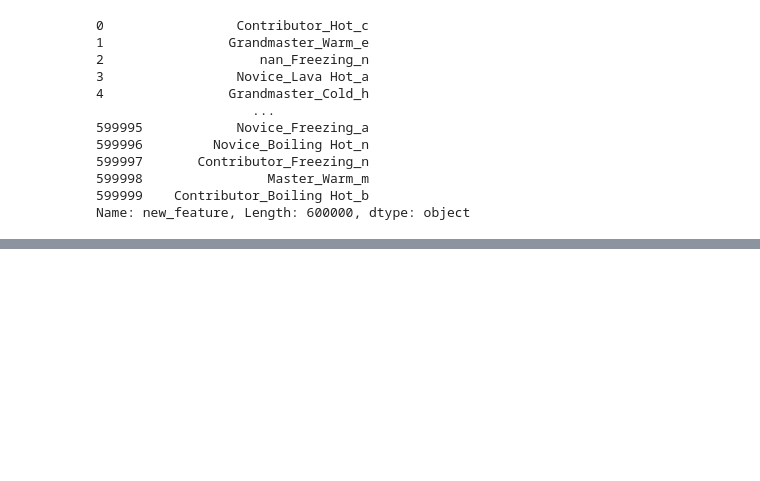
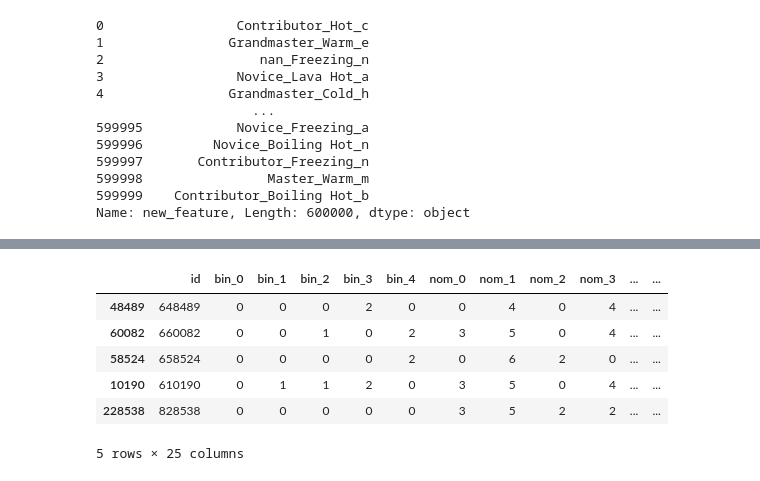
Before and after one commit to Praveer7/Approaching-any-ML-problem---Code, a Jupyter notebook: Approaching Categorical Variables.ipynb, the cells around one changed output, grey strips where cells are left out. Drawn from its saved outputs; the diff is of its cells as text; code cells hidden in the pictures; blank space fills up the shorter version.

```diff
--- a/Approaching Categorical Variables.ipynb
+++ b/Approaching Categorical Variables.ipynb
@@ -371,0 +507,11 @@ Name: new_feature, Length: 600000, dtype: object
+# %%
+# View test data
+test.sample(5)
+# %% [output]
+|  | id | bin_0 | bin_1 | bin_2 | bin_3 | bin_4 | nom_0 | nom_1 | nom_2 | nom_3 | ... | ... |
+| 48489 | 648489 | 0 | 0 | 0 | 2 | 0 | 0 | 4 | 0 | 4 | ... | ... |
+| 60082 | 660082 | 0 | 0 | 1 | 0 | 2 | 3 | 5 | 0 | 4 | ... | ... |
+| 58524 | 658524 | 0 | 0 | 0 | 0 | 2 | 0 | 6 | 2 | 0 | ... | ... |
+| 10190 | 610190 | 0 | 1 | 1 | 2 | 0 | 3 | 5 | 0 | 4 | ... | ... |
+| 228538 | 828538 | 0 | 0 | 0 | 0 | 0 | 3 | 5 | 2 | 2 | ... | ... |
+5 rows × 25 columns
```
Also changed, not shown: parts of 36 cells of this notebook.
